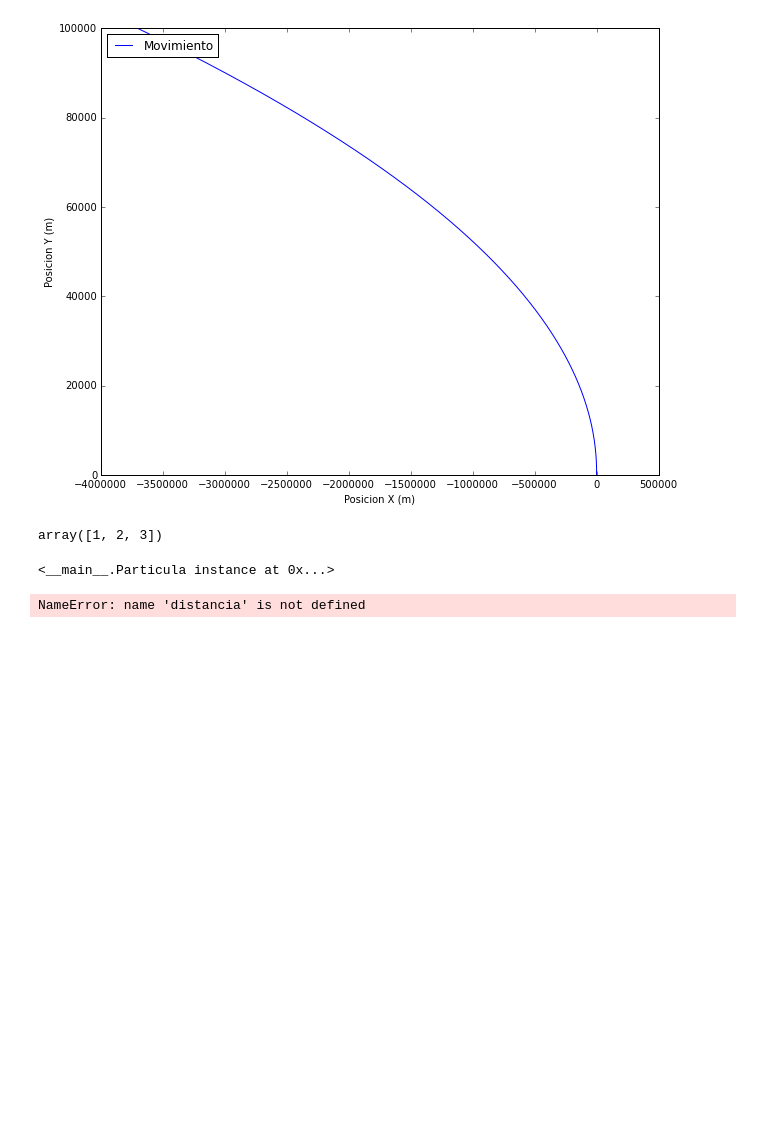
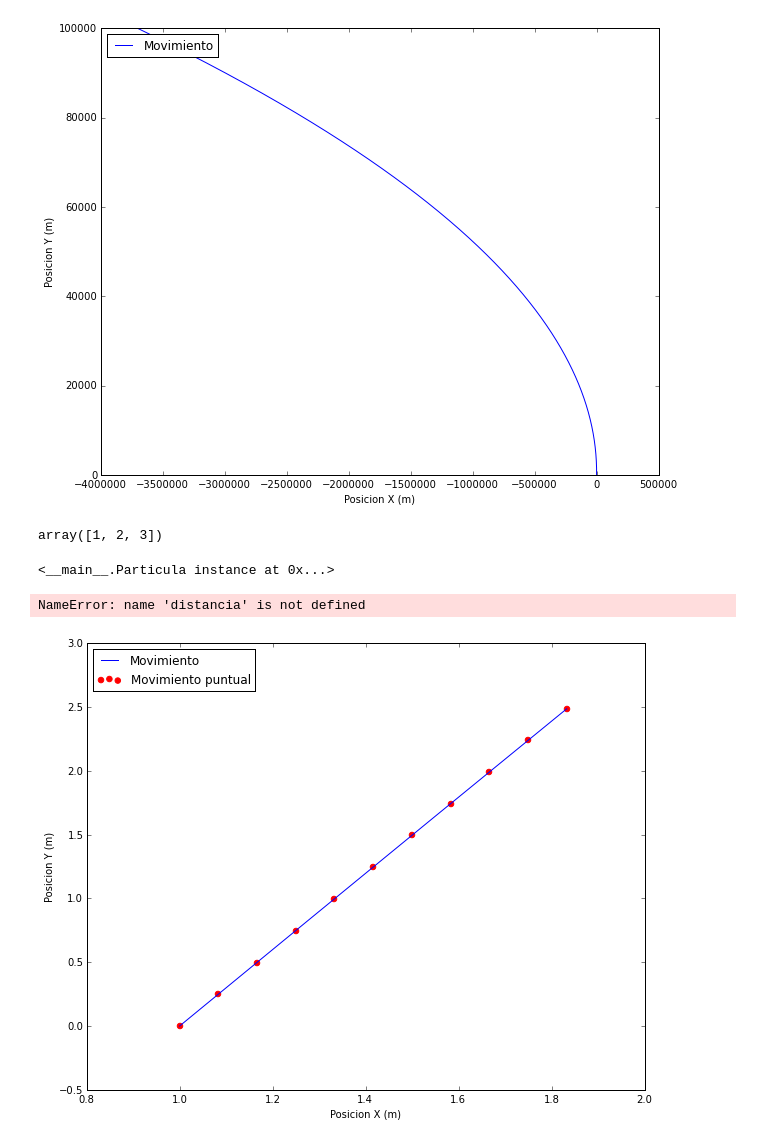
Before and after one commit to AzulGarza/proyecto-mate-compu, a Jupyter notebook: proyecto/N_cuerpos.ipynb, the cells around one changed output. Cells and saved outputs as stored; diff of their text form; code cells hidden in the pictures; blank space fills up the shorter version.

```diff
--- a/proyecto/N_cuerpos.ipynb
+++ b/proyecto/N_cuerpos.ipynb
@@ -72,7 +72,7 @@ class Particula:
             self.posicion_y[i+1] = self.velocidad_y[0] * (i+1)*(dt/self.N) + (0.5) * self.aceleracion_y * ((i+1)*dt/self.N)**2 + self.posicion_y[0]
 
 
-    def dibujar_movimiento(self):
+    def dibujar(self):
         plt.figure(figsize = (10,8), dpi = 80)
 
         scatter_x = []
@@ -102,17 +102,16 @@ class Particula:
         plt.legend(loc = 'upper left')
 
     def distancia(self, otra_particula):
-        self.dim = len(self.posicion_x)
-        distancias = []
-        for i in range(0, self.dim):
-            distancias.append(np.linalg.norm(self.posicion[i, :] - otra_particula.posicion[i, :]))
+        posicion_0_particula_1 = self.posicion[0, :]
+        posicion_0_particula_2 = otra_particula.posicion[0, :]
+        self.norma = np.linalg.norm(posicion_0_particula_1 - posicion_0_particula_2) # Interesa sólo la posición inicial
+        self.vector_unitario = (posicion_0_particula_1 - posicion_0_particula_2)/self.norma
 
-        self.distancia = np.array(distancias)
-
-        return self.distancia
+        return (self.norma, self.vector_unitario) # La distancia regresa la norma entre las dos posiciones y su vector unitario
 
     def fuerzaAplicada(self, otra_particula):
-        fuerza_gravitacional = (1/self.distancia(otra_particula)) * self.G * self.masa * otra_particula.masa
+        d, vector_u = self.distancia(otra_particula)
+        fuerza_gravitacional = (1/d) * vector_u * self.G * self.masa * otra_particula.masa
         return fuerza_gravitacional
 # %%
 # Probando sólo dibujar
@@ -203,0 +205,17 @@ U.dibujar()
+# %%
+dt = 83/1000
+steps = 1000
+tiempo = np.zeros([steps,2])
+tiempo[:, 0] = linspace(0, dt, steps)
+tiempo[:, 1] = linspace(0, dt, steps)
+velocidad_1 = np.zeros([steps, 2])
+velocidad_1[0, 0] = 10 # Velocidad_inicial_x
+velocidad_1[0, 1] = 30 # Velocidad_inicial_y
+posicion_1 = velocidad_1*tiempo
+posicion_1[0, 0] = 1 # Posicion_inicial_x:y
+posicion_2[0, 1] = -3.4
+particula_1 = Particula(posicion = posicion_1, velocidad = velocidad_1, masa = 10)
+particula_1.mover([10, 0], dt)
+particula_1.dibujar()
+# %% [output]
+[figure, added]
```
Also changed, not shown: parts of 13 cells of this notebook.
